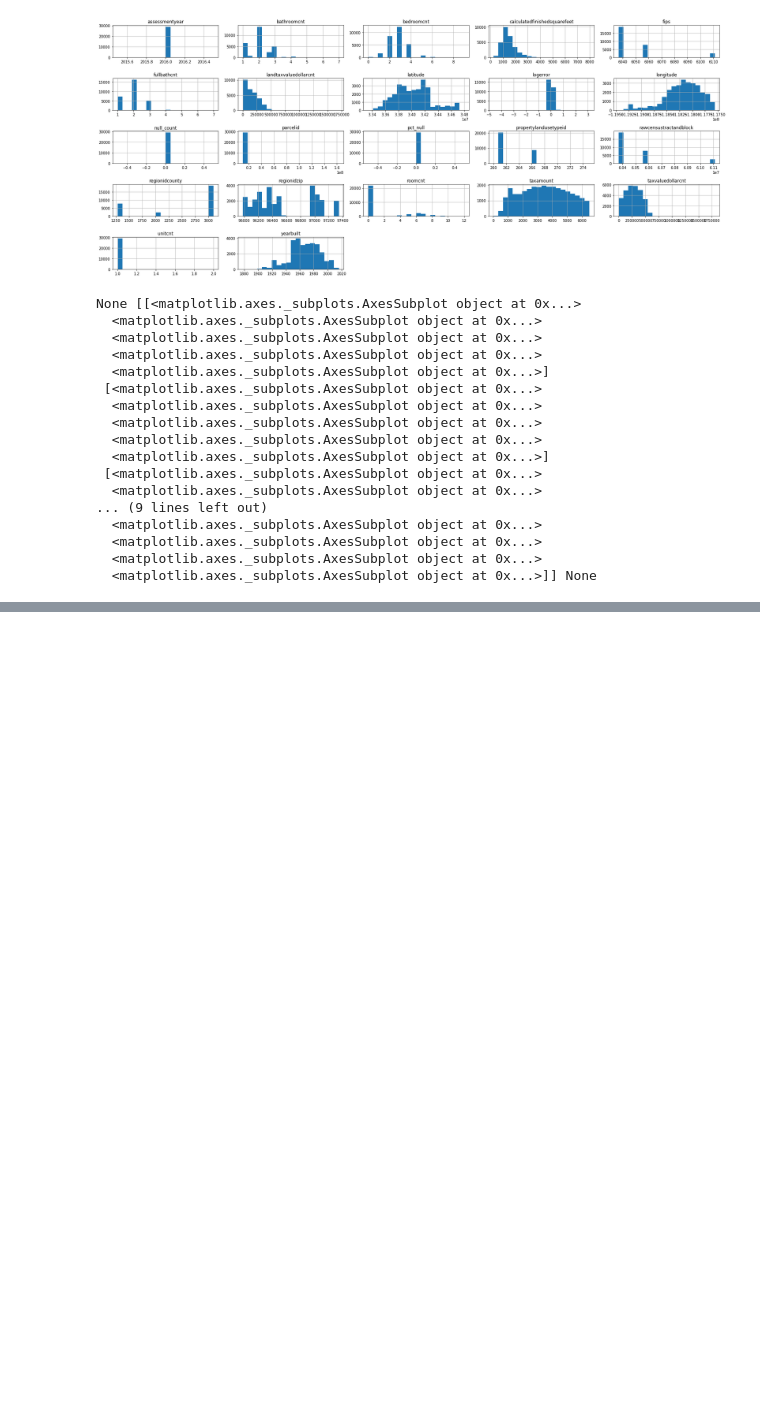
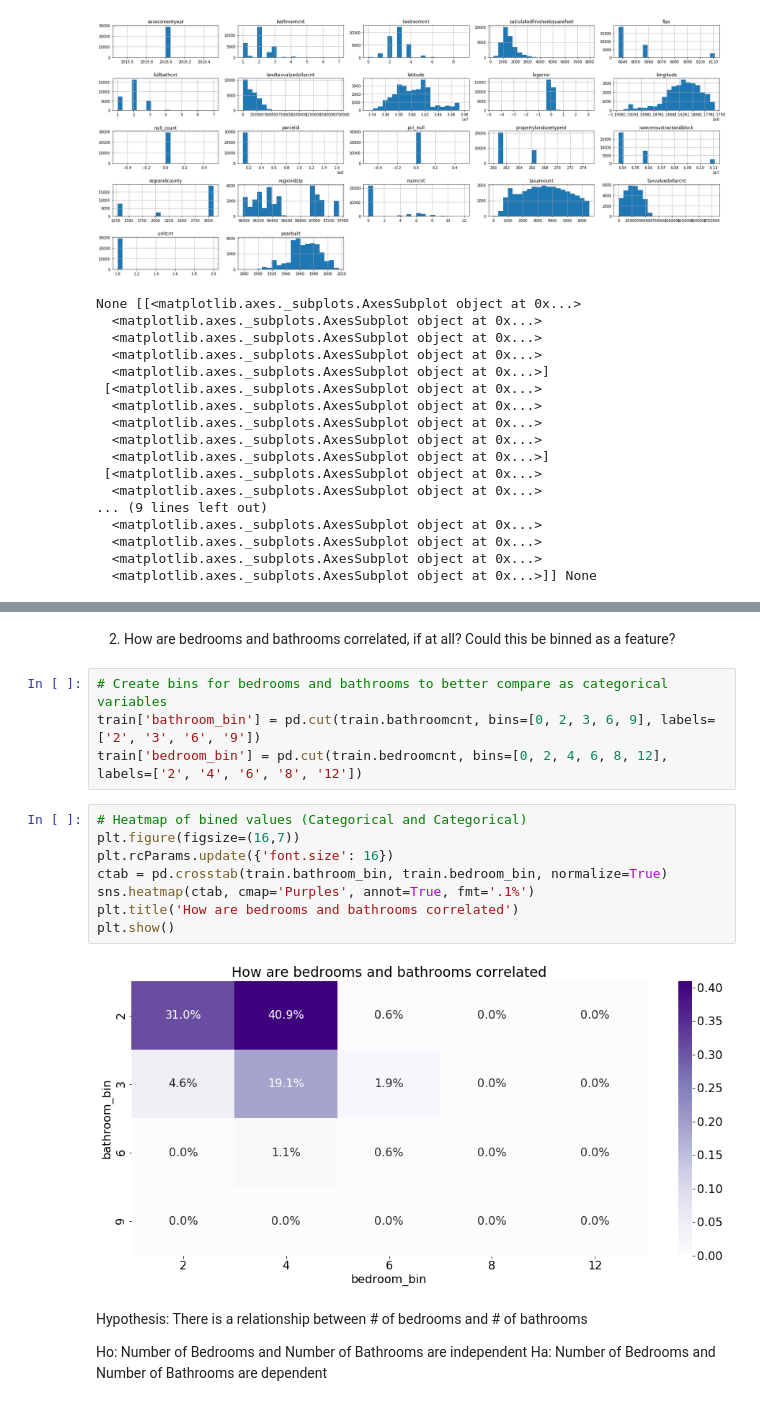
Before and after one commit to RyvynYoung/clustering-exercises, a Jupyter notebook: explore_zillow.ipynb, the cells around one changed output, grey strips where cells are left out. Drawn from its saved outputs; the diff is of its cells as text; blank space fills up the shorter version.

```diff
--- a/explore_zillow.ipynb
+++ b/explore_zillow.ipynb
@@ -93,0 +163,21 @@ train.head()
+# %% [markdown]
+2. How are bedrooms and bathrooms correlated, if at all? Could this be binned as a feature?
+# %%
+# Create bins for bedrooms and bathrooms to better compare as categorical variables
+train['bathroom_bin'] = pd.cut(train.bathroomcnt, bins=[0, 2, 3, 6, 9], labels=['2', '3', '6', '9'])
+train['bedroom_bin'] = pd.cut(train.bedroomcnt, bins=[0, 2, 4, 6, 8, 12], labels=['2', '4', '6', '8', '12'])
+# %%
+# Heatmap of bined values (Categorical and Categorical)
+plt.figure(figsize=(16,7))
+plt.rcParams.update({'font.size': 16})
+ctab = pd.crosstab(train.bathroom_bin, train.bedroom_bin, normalize=True)
+sns.heatmap(ctab, cmap='Purples', annot=True, fmt='.1%')
+plt.title('How are bedrooms and bathrooms correlated')
+plt.show()
+# %% [output]
+[figure, added]
+# %% [markdown]
+Hypothesis: There is a relationship between # of bedrooms and # of bathrooms
+
+Ho: Number of Bedrooms and Number of Bathrooms are independent
+Ha: Number of Bedrooms and Number of Bathrooms are dependent
```
Also changed, not shown: parts of 23 cells of this notebook, 2 other files.
